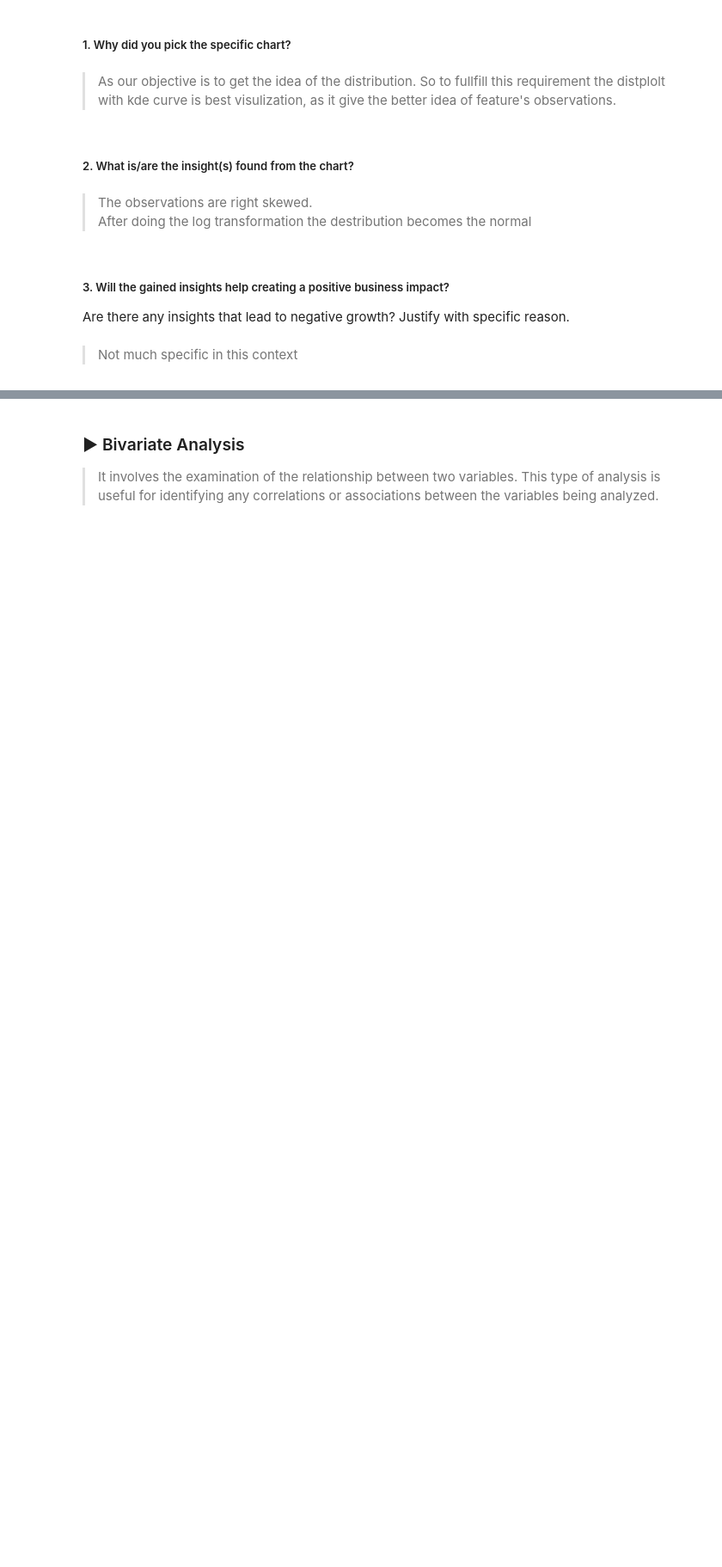
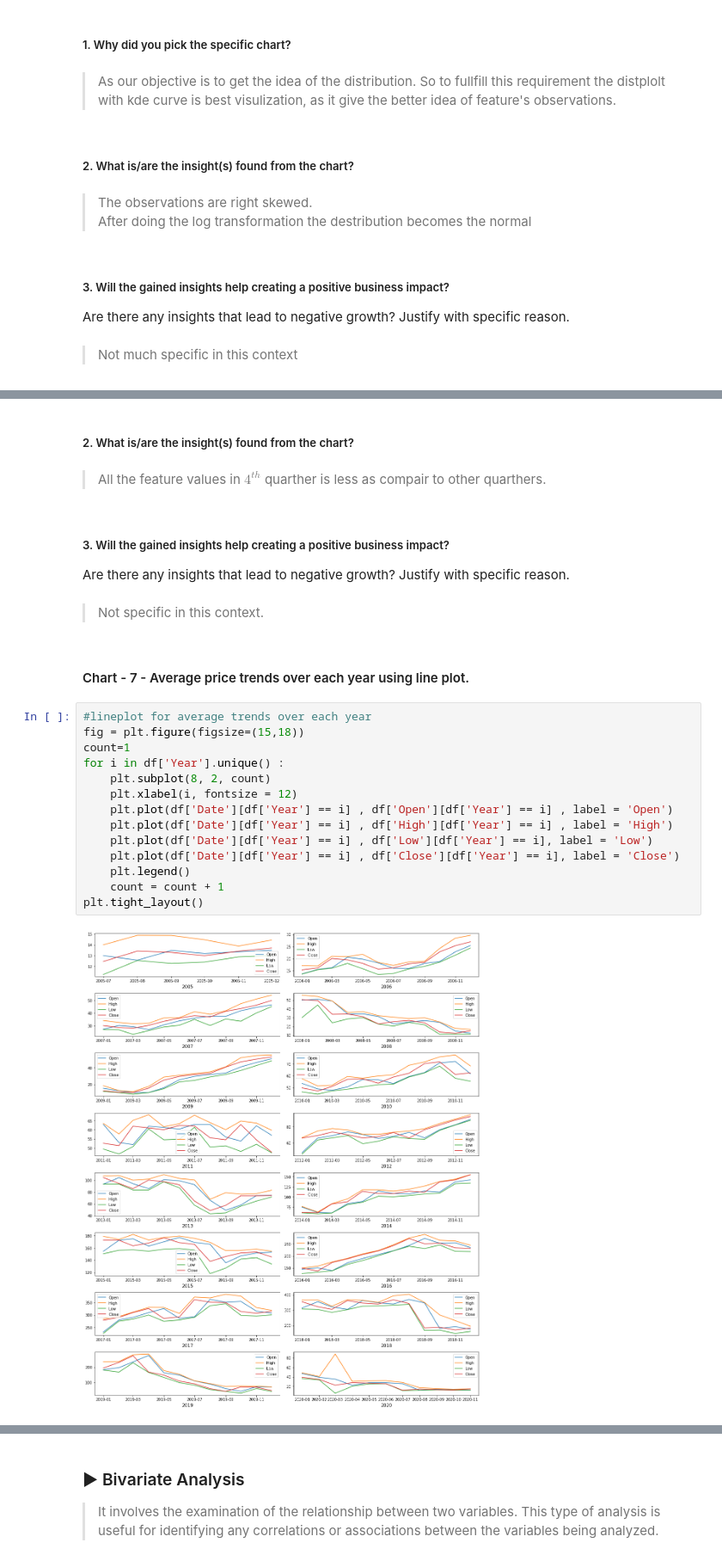
Before and after one commit to ashish-mali/Regression-Yes-Bank-Stock-Closing-Price-Prediction, a Jupyter notebook: Yes_Bank_Stock_Closing_Price_Prediction_Capstone_Project.ipynb, the cells around one changed output, grey strips where cells are left out. Shown at 86% size. Drawn from its saved outputs; the diff is of its cells as text; blank space fills up the shorter version.

```diff
--- a/Yes_Bank_Stock_Closing_Price_Prediction_Capstone_Project.ipynb
+++ b/Yes_Bank_Stock_Closing_Price_Prediction_Capstone_Project.ipynb
@@ -1233,0 +1283,27 @@ Are there any insights that lead to negative growth? Justify with specific reaso
+# %% [markdown]
+##### 2. What is/are the insight(s) found from the chart?
+# %% [markdown]
+>All the feature values in $4^{th}$ quarther is less as compair to other quarthers.
+# %% [markdown]
+##### 3. Will the gained insights help creating a positive business impact?
+Are there any insights that lead to negative growth? Justify with specific reason.
+# %% [markdown]
+> Not specific in this context.
+# %% [markdown]
+#### Chart - 7 - Average price trends over each year using line plot.
+# %%
+#lineplot for average trends over each year
+fig = plt.figure(figsize=(15,18))
+count=1
+for i in df['Year'].unique() :
+    plt.subplot(8, 2, count)
+    plt.xlabel(i, fontsize = 12)
+    plt.plot(df['Date'][df['Year'] == i] , df['Open'][df['Year'] == i] , label = 'Open')
+    plt.plot(df['Date'][df['Year'] == i] , df['High'][df['Year'] == i] , label = 'High')
+    plt.plot(df['Date'][df['Year'] == i] , df['Low'][df['Year'] == i], label = 'Low')
+    plt.plot(df['Date'][df['Year'] == i] , df['Close'][df['Year'] == i], label = 'Close')
+    plt.legend()
+    count = count + 1
+plt.tight_layout()
+# %% [output]
+[figure, added]
```
Also changed, not shown: parts of 96 cells of this notebook.
